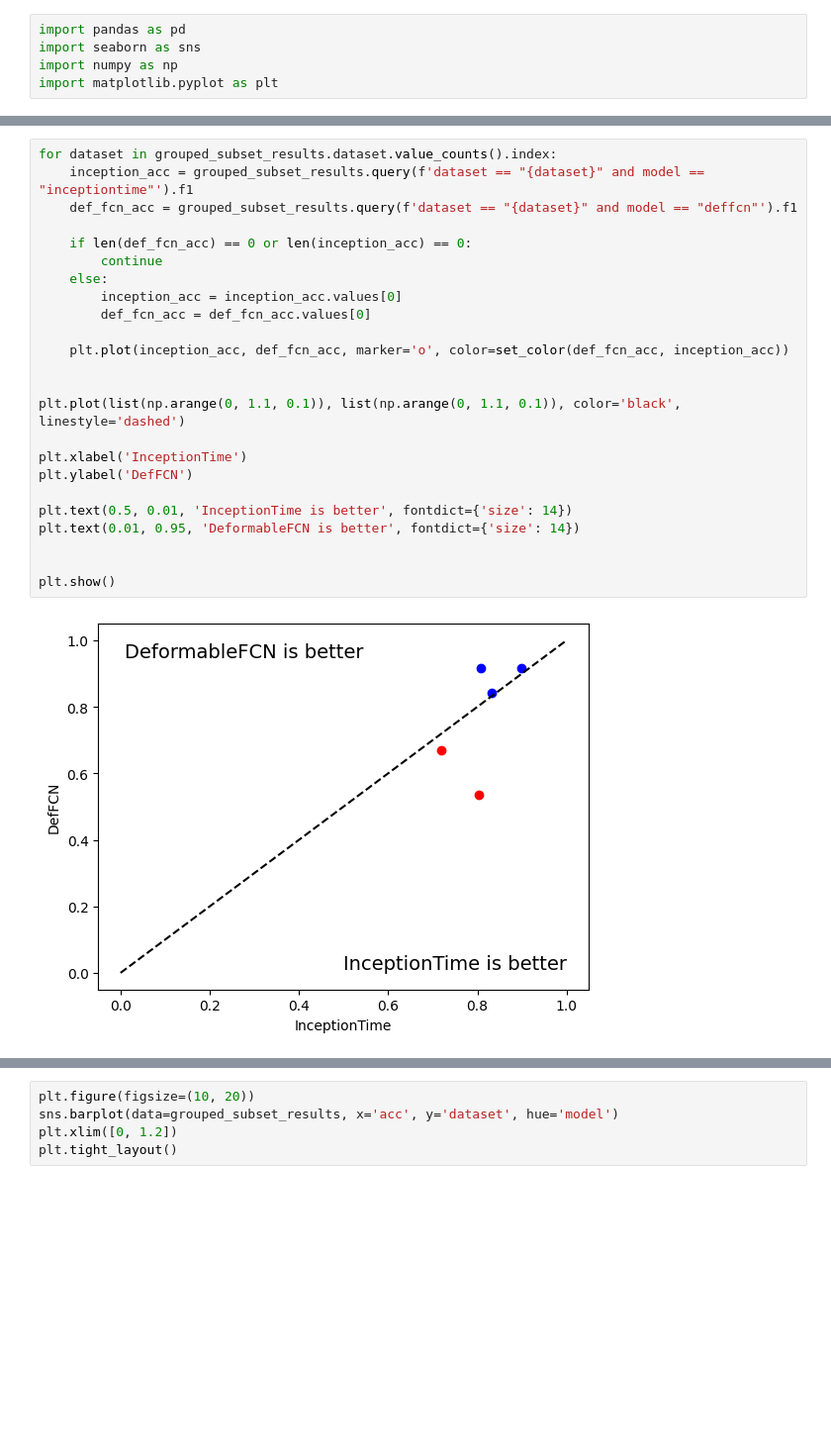
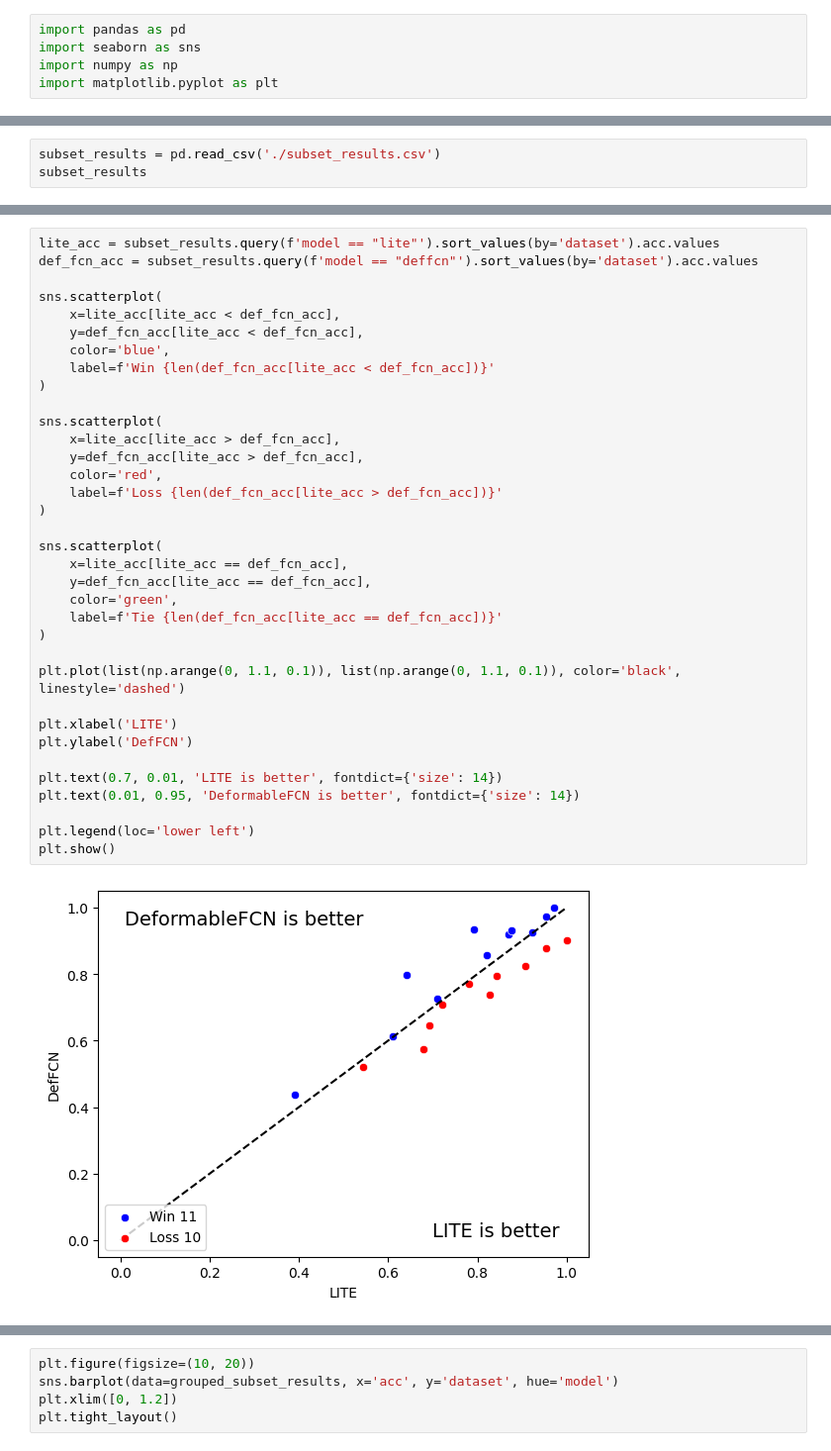
Before and after one commit to jose-gilberto/defconv_time_series, a Jupyter notebook: notebooks/subsets_results.ipynb, the cells around one changed output, grey strips where cells are left out. Shown at 99% size. Cells and saved outputs as stored; diff of their text form; blank space fills up the shorter version.

```diff
--- a/notebooks/subsets_results.ipynb
+++ b/notebooks/subsets_results.ipynb
@@ -35,0 +6,3 @@ grouped_subset_results
+# %%
+subset_results = pd.read_csv('./subset_results.csv')
+subset_results
@@ -69,26 +72,37 @@ plt.show()
 # %%
-for dataset in grouped_subset_results.dataset.value_counts().index:
-    inception_acc = grouped_subset_results.query(f'dataset == "{dataset}" and model == "inceptiontime"').f1
-    def_fcn_acc = grouped_subset_results.query(f'dataset == "{dataset}" and model == "deffcn"').f1
+lite_acc = subset_results.query(f'model == "lite"').sort_values(by='dataset').acc.values
+def_fcn_acc = subset_results.query(f'model == "deffcn"').sort_values(by='dataset').acc.values
 
-    if len(def_fcn_acc) == 0 or len(inception_acc) == 0:
-        continue
-    else:
-        inception_acc = inception_acc.values[0]
-        def_fcn_acc = def_fcn_acc.values[0]
+sns.scatterplot(
+    x=lite_acc[lite_acc < def_fcn_acc],
+    y=def_fcn_acc[lite_acc < def_fcn_acc],
+    color='blue',
+    label=f'Win {len(def_fcn_acc[lite_acc < def_fcn_acc])}'
+)
 
-    plt.plot(inception_acc, def_fcn_acc, marker='o', color=set_color(def_fcn_acc, inception_acc))
+sns.scatterplot(
+    x=lite_acc[lite_acc > def_fcn_acc],
+    y=def_fcn_acc[lite_acc > def_fcn_acc],
+    color='red',
+    label=f'Loss {len(def_fcn_acc[lite_acc > def_fcn_acc])}'
+)
 
+sns.scatterplot(
+    x=lite_acc[lite_acc == def_fcn_acc],
+    y=def_fcn_acc[lite_acc == def_fcn_acc],
+    color='green',
+    label=f'Tie {len(def_fcn_acc[lite_acc == def_fcn_acc])}'
+)
 
 plt.plot(list(np.arange(0, 1.1, 0.1)), list(np.arange(0, 1.1, 0.1)), color='black', linestyle='dashed')
 
-plt.xlabel('InceptionTime')
+plt.xlabel('LITE')
 plt.ylabel('DefFCN')
 
-plt.text(0.5, 0.01, 'InceptionTime is better', fontdict={'size': 14})
+plt.text(0.7, 0.01, 'LITE is better', fontdict={'size': 14})
 plt.text(0.01, 0.95, 'DeformableFCN is better', fontdict={'size': 14})
 
-
+plt.legend(loc='lower left')
 plt.show()
 # %% [output]
-[figure, old version]
+[figure, new version]
```
Also changed, not shown: parts of 6 cells of this notebook, 9 other files.
